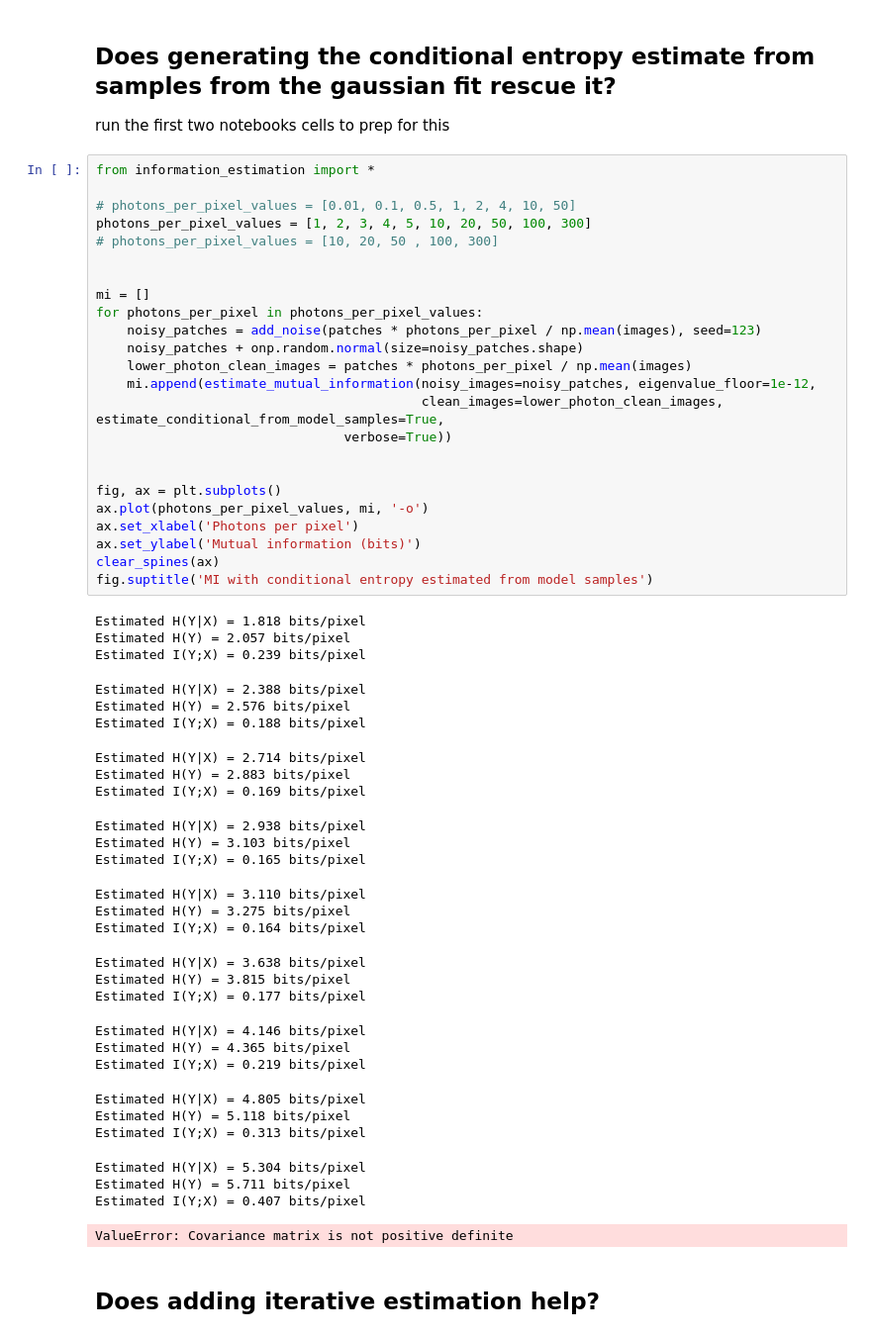
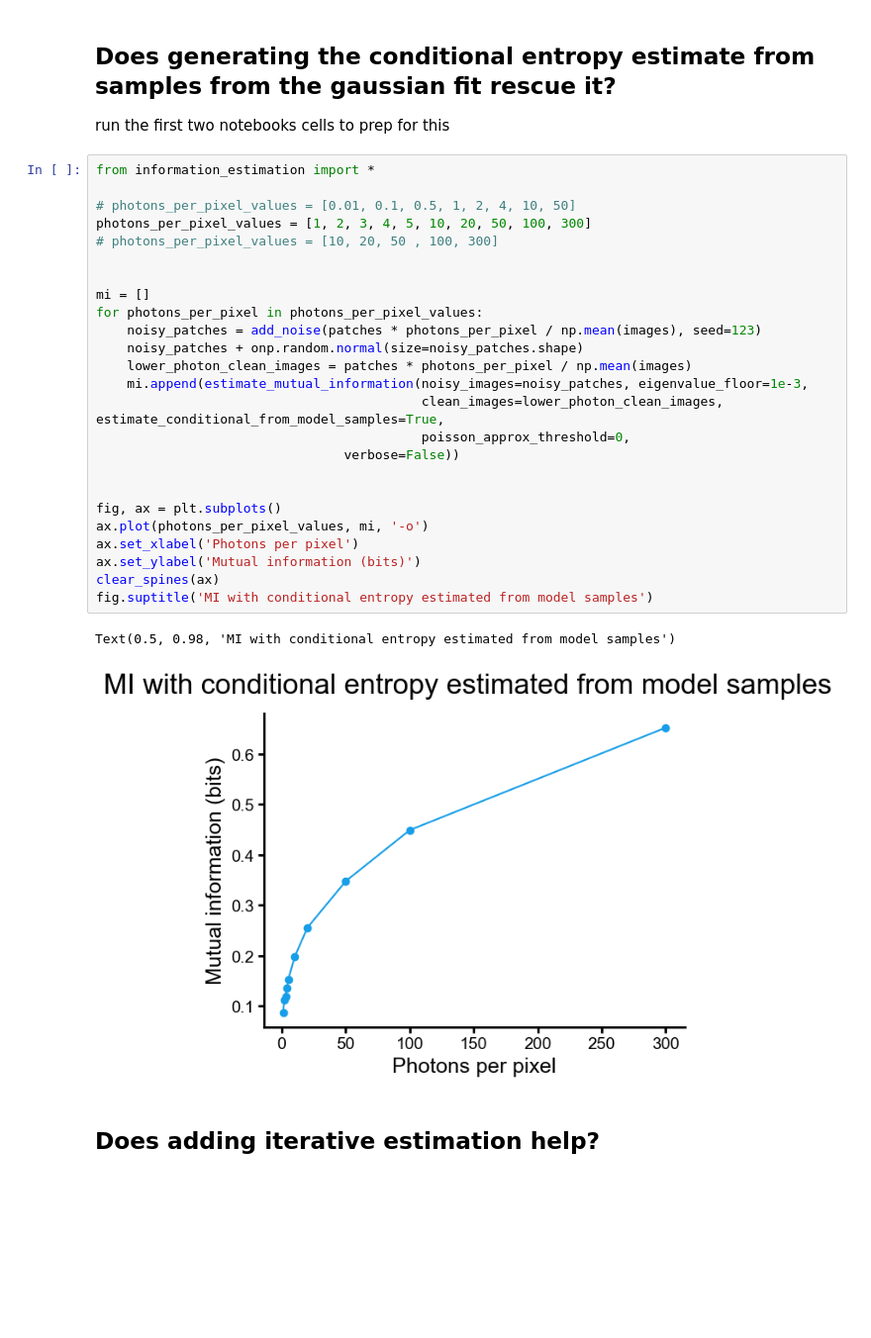
Before and after one commit to Waller-Lab/EncodingInformation, a Jupyter notebook: modeling_and_mi_estimation/low_photon_count_estimates.ipynb, the cells around one changed output. Shown at 99% size. Drawn from its saved outputs; the diff is of its cells as text; blank space fills up the shorter version.

```diff
--- a/modeling_and_mi_estimation/low_photon_count_estimates.ipynb
+++ b/modeling_and_mi_estimation/low_photon_count_estimates.ipynb
@@ -116,56 +117,31 @@ run the first two notebooks cells to prep for this
 # %%
 from information_estimation import *
 
 # photons_per_pixel_values = [0.01, 0.1, 0.5, 1, 2, 4, 10, 50]
 photons_per_pixel_values = [1, 2, 3, 4, 5, 10, 20, 50, 100, 300]
 # photons_per_pixel_values = [10, 20, 50 , 100, 300]
 
 
 mi = []
 for photons_per_pixel in photons_per_pixel_values:
     noisy_patches = add_noise(patches * photons_per_pixel / np.mean(images), seed=123)
     noisy_patches + onp.random.normal(size=noisy_patches.shape)
     lower_photon_clean_images = patches * photons_per_pixel / np.mean(images)
-    mi.append(estimate_mutual_information(noisy_images=noisy_patches, eigenvalue_floor=1e-12,
+    mi.append(estimate_mutual_information(noisy_images=noisy_patches, eigenvalue_floor=1e-3,
                                           clean_images=lower_photon_clean_images, estimate_conditional_from_model_samples=True,
-                                verbose=True))
+                                          poisson_approx_threshold=0,
+                                verbose=False))
 
 
 fig, ax = plt.subplots()
 ax.plot(photons_per_pixel_values, mi, '-o')
 ax.set_xlabel('Photons per pixel')
 ax.set_ylabel('Mutual information (bits)')
 clear_spines(ax)
 fig.suptitle('MI with conditional entropy estimated from model samples')
 # %% [output]
-Estimated H(Y|X) = 1.818 bits/pixel
-Estimated H(Y) = 2.057 bits/pixel
-Estimated I(Y;X) = 0.239 bits/pixel
+Text(0.5, 0.98, 'MI with conditional entropy estimated from model samples')
-Estimated H(Y|X) = 2.388 bits/pixel
-Estimated H(Y) = 2.576 bits/pixel
-Estimated I(Y;X) = 0.188 bits/pixel
-Estimated H(Y|X) = 2.714 bits/pixel
-Estimated H(Y) = 2.883 bits/pixel
-Estimated I(Y;X) = 0.169 bits/pixel
-Estimated H(Y|X) = 2.938 bits/pixel
-Estimated H(Y) = 3.103 bits/pixel
-Estimated I(Y;X) = 0.165 bits/pixel
-Estimated H(Y|X) = 3.110 bits/pixel
-Estimated H(Y) = 3.275 bits/pixel
-Estimated I(Y;X) = 0.164 bits/pixel
-Estimated H(Y|X) = 3.638 bits/pixel
-Estimated H(Y) = 3.815 bits/pixel
-Estimated I(Y;X) = 0.177 bits/pixel
-Estimated H(Y|X) = 4.146 bits/pixel
-Estimated H(Y) = 4.365 bits/pixel
-Estimated I(Y;X) = 0.219 bits/pixel
-Estimated H(Y|X) = 4.805 bits/pixel
-Estimated H(Y) = 5.118 bits/pixel
-Estimated I(Y;X) = 0.313 bits/pixel
-Estimated H(Y|X) = 5.304 bits/pixel
-Estimated H(Y) = 5.711 bits/pixel
-Estimated I(Y;X) = 0.407 bits/pixel
-ValueError: Covariance matrix is not positive definite
+[figure, added]
 # %% [markdown]
 ## Does adding iterative estimation help?
 # %%
```
Also changed, not shown: parts of 5 cells of this notebook, 8 other files.
